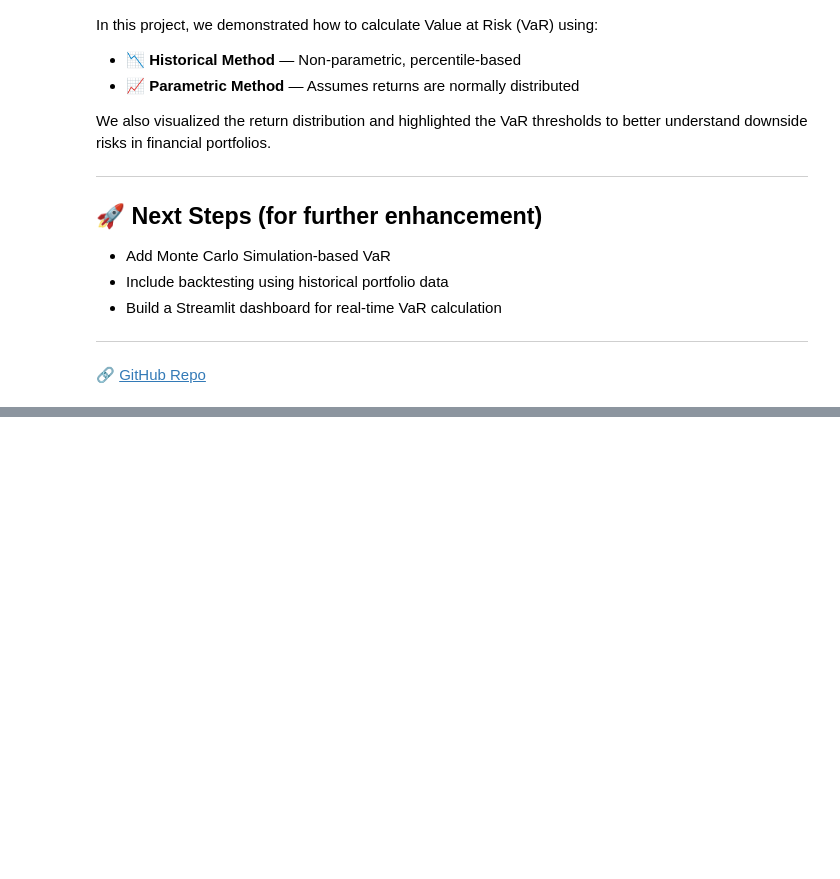
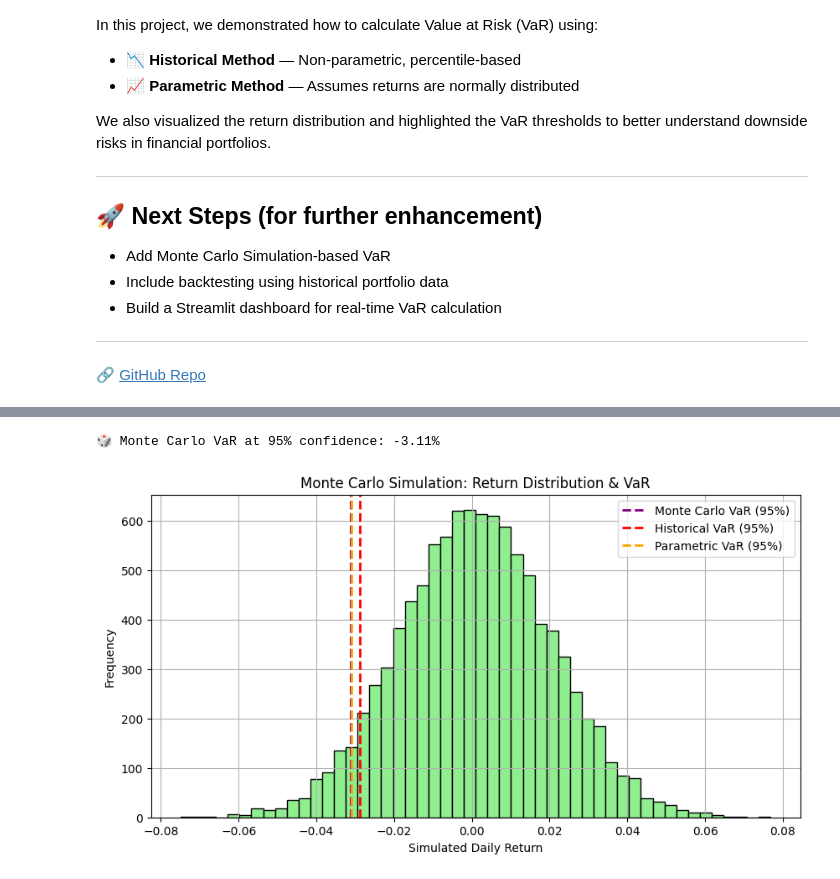
Before and after one commit to Soumya-8/value-at-risk-calculator, a Jupyter notebook: notebooks/var_analysis.ipynb, the cells around one changed output, grey strips where cells are left out. Saved outputs shown, nothing was run; the diff lists cells and outputs as text; code cells hidden in the pictures; blank space fills up the shorter version.

Commit message:
Added Monte Carlo Simulation method for VaR

```diff
--- a/notebooks/var_analysis.ipynb
+++ b/notebooks/var_analysis.ipynb
@@ -162,0 +167,32 @@ We also visualized the return distribution and highlighted the VaR thresholds to
+# %%
+# Monte Carlo Simulation for VaR
+
+# Number of simulations
+num_simulations = 10000
+
+# Simulate daily returns for 1-day horizon
+simulated_returns = np.random.normal(mean_return, std_dev, num_simulations)
+
+# Sort the simulated returns
+simulated_returns.sort()
+
+# Calculate Monte Carlo VaR at 95% confidence
+monte_carlo_var = np.percentile(simulated_returns, (1 - confidence_level) * 100)
+
+print(f"🎲 Monte Carlo VaR at 95% confidence: {round(monte_carlo_var * 100, 2)}%")
+# %% [output]
+🎲 Monte Carlo VaR at 95% confidence: -3.11%
+# %%
+plt.figure(figsize=(10, 5))
+plt.hist(simulated_returns, bins=50, color='lightgreen', edgecolor='black')
+plt.axvline(monte_carlo_var, color='purple', linestyle='dashed', linewidth=2, label='Monte Carlo VaR (95%)')
+plt.axvline(var_95, color='red', linestyle='dashed', linewidth=2, label='Historical VaR (95%)')
+plt.axvline(-parametric_var, color='orange', linestyle='dashed', linewidth=2, label='Parametric VaR (95%)')
+plt.title('Monte Carlo Simulation: Return Distribution & VaR')
+plt.xlabel('Simulated Daily Return')
+plt.ylabel('Frequency')
+plt.legend()
+plt.grid(True)
+plt.show()
+# %% [output]
+[figure, added]
```
Also changed, not shown: parts of 1 cell of this notebook.
